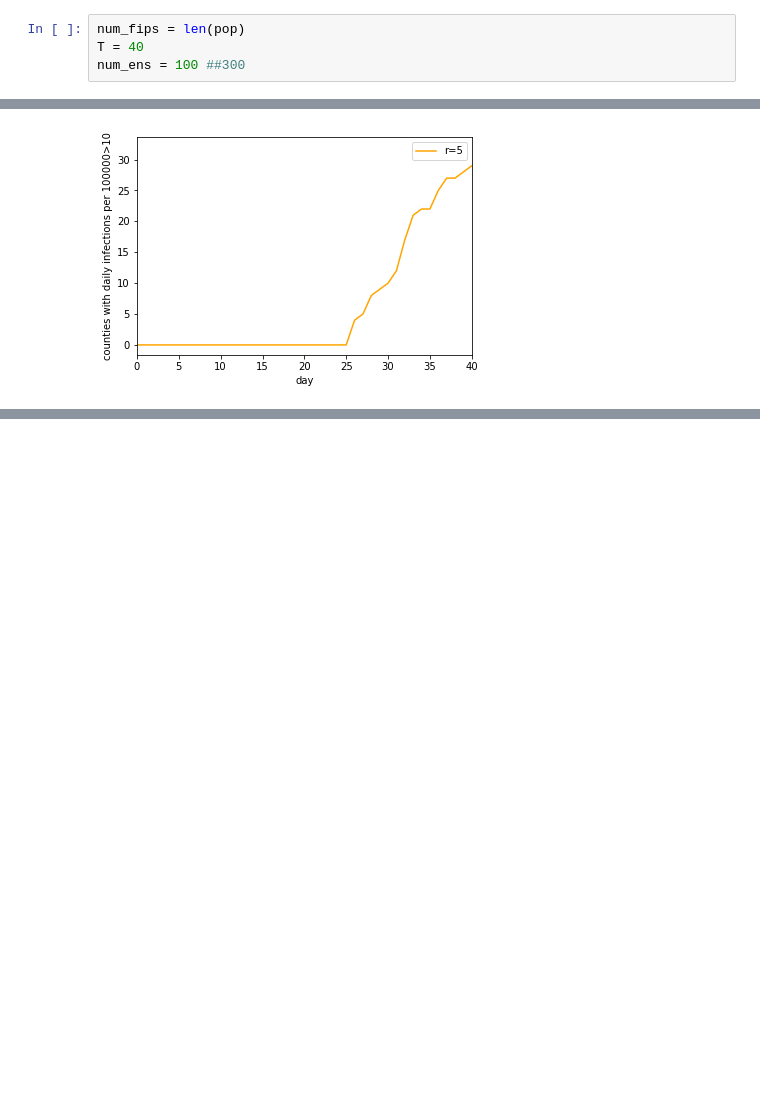
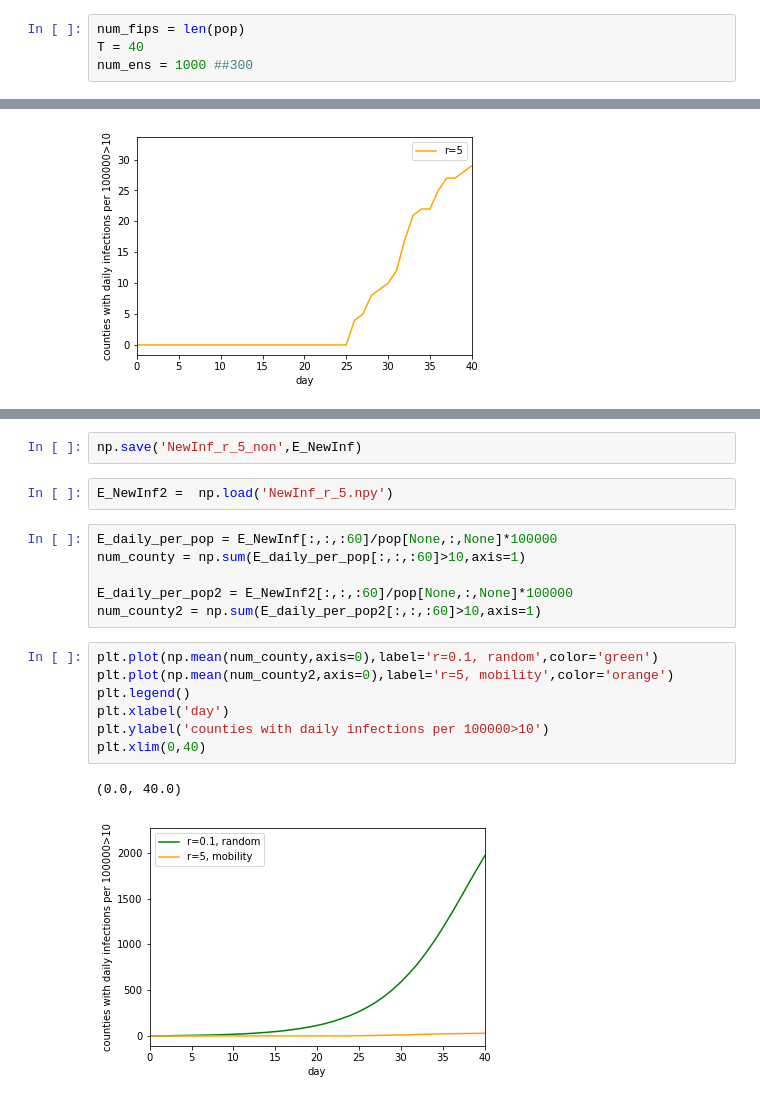
Before and after one commit to Qing1011/branchingmodel, a Jupyter notebook: notebook/branching_ensemble-r=5.ipynb, the cells around one changed output, grey strips where cells are left out. Drawn from its saved outputs; the diff is of its cells as text; blank space fills up the shorter version.

```diff
--- a/notebook/branching_ensemble-r=5.ipynb
+++ b/notebook/branching_ensemble-r=5.ipynb
@@ -13,7 +13,7 @@ pop = np.loadtxt('pop_new.csv')
 # %%
 num_fips = len(pop)
 T = 40
-num_ens = 100 ##300
+num_ens = 1000 ##300
 # %%
 # compute wji make the transission rate(probability)
 # mobility factor
@@ -118,0 +142,20 @@ plt.xlim(0,40)
+# %%
+np.save('NewInf_r_5_non',E_NewInf)
+# %%
+E_NewInf2 =  np.load('NewInf_r_5.npy')
+# %%
+E_daily_per_pop = E_NewInf[:,:,:60]/pop[None,:,None]*100000
+num_county = np.sum(E_daily_per_pop[:,:,:60]>10,axis=1)
+
+E_daily_per_pop2 = E_NewInf2[:,:,:60]/pop[None,:,None]*100000
+num_county2 = np.sum(E_daily_per_pop2[:,:,:60]>10,axis=1)
+# %%
+plt.plot(np.mean(num_county,axis=0),label='r=0.1, random',color='green')
+plt.plot(np.mean(num_county2,axis=0),label='r=5, mobility',color='orange')
+plt.legend()
+plt.xlabel('day')
+plt.ylabel('counties with daily infections per 100000>10')
+plt.xlim(0,40)
+# %% [output]
+(0.0, 40.0)
+[figure, added]
```
Also changed, not shown: parts of 8 cells of this notebook, 10 other files.
